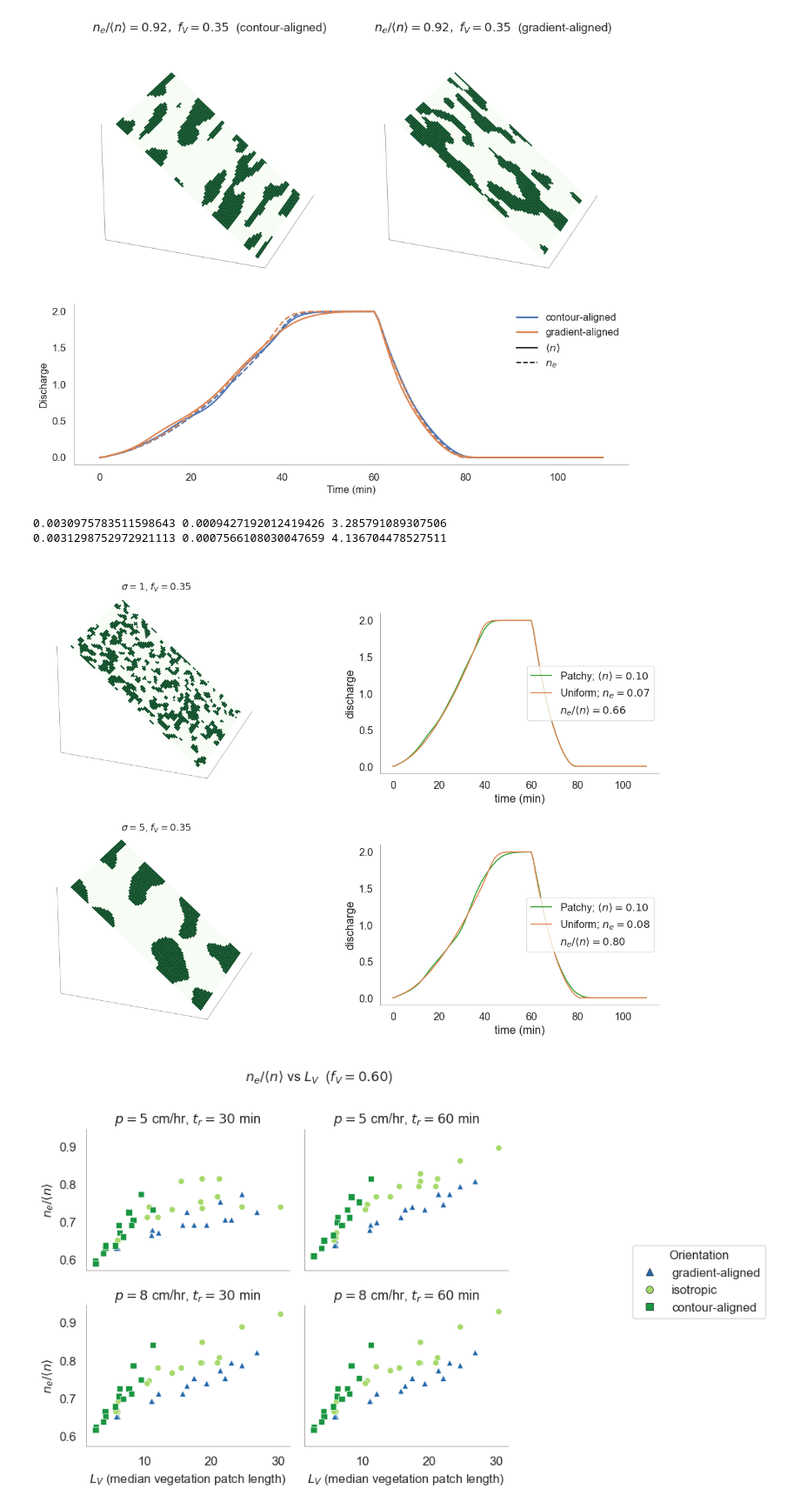
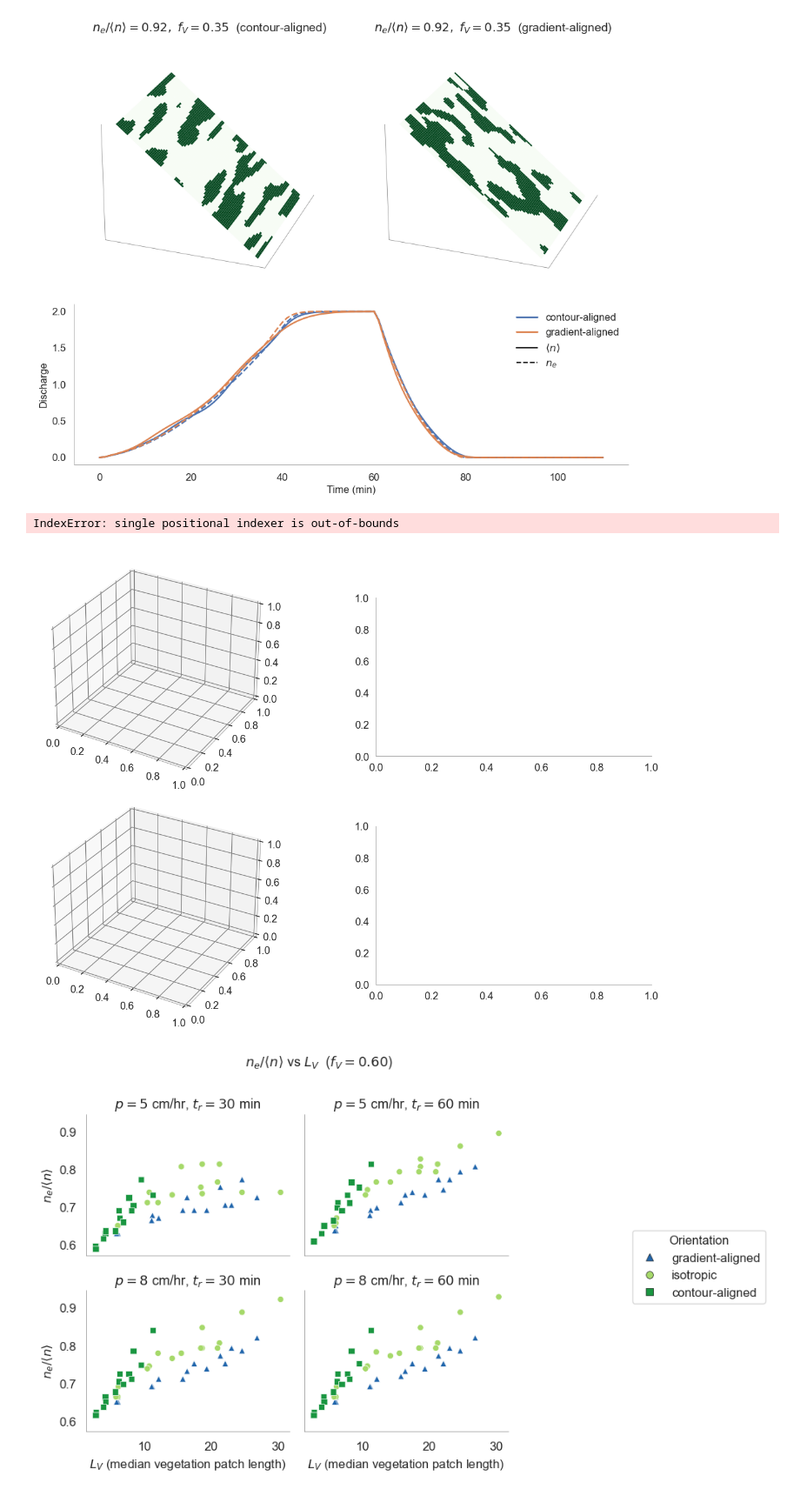
Before and after one commit to octavia-crompton/roughness-scale, a Jupyter notebook: notebooks/2. roughness_scale-pattern.ipynb, the cells around one changed output. Shown at 87% size. Cells and saved outputs as stored; diff of their text form; code cells hidden in the pictures.

```diff
--- a/notebooks/2. roughness_scale-pattern.ipynb
+++ b/notebooks/2. roughness_scale-pattern.ipynb
@@ -279,7 +279,7 @@ ax3.tick_params(labelsize=FS_TICK)
 [figure]
 # %%
 from matplotlib.lines import Line2D as _Line2D
-query = 'hydro_err < 0.03   and p == 5 and  l == 200 and tr == 60'
+query = 'hydro_err < 0.03   and p == 5 and  l == 500 and tr == 60'
 
 fig = plt.figure(figsize=(14, 9))
 # 3D panels: large bounding boxes on left; hydrograph panels: smaller on right
@@ -289,36 +289,35 @@ ax2 = fig.add_axes([0.00, 0.00, 0.55, 0.50], projection='3d')   # bot-left 3D
 ax3 = fig.add_axes([0.58, 0.08, 0.38, 0.34])                    # bot-right hydro
 
 sim = summary.query(query).query("fV > 0.3 and sigma == 1 and aniso == 1").iloc[0]
 plot_surface(sim, 'veg',
              title='',
              color=cm.Greens, ax=ax0, ucut=1, dcut=0, alpha=1.0, plot_veg=False)
 ax0.text2D(0.5, 0.9, fr"$\sigma={int(sim.sigma)}$, $f_V={sim.veg.mean():.2f}$",
            transform=ax0.transAxes, ha='center', fontsize=FS_TITLE)
 plot_q_compare(sim, ax1)
 _h, _l = ax1.get_legend_handles_labels()
 if _h:
     _h.append(_Line2D([0], [0], color='none'))
     _l.append(fr"$n_e/\langle n \rangle = {sim.effect_ratio:.2f}$")
     ax1.legend(handles=_h, labels=_l)
 print(sim['<U>']**2, sim['<Up2>'], sim['<U>']**2/sim['<Up2>'])
 
 sim = summary.query(query).query("fV > 0.3 and sigma == 5 and aniso == 1").iloc[0]
 plot_surface(sim, 'veg',
              title='',
              color=cm.Greens, ax=ax2, ucut=1, dcut=0, alpha=1.0, plot_veg=False)
 ax2.text2D(0.5, 0.9, fr"$\sigma={int(sim.sigma)}$, $f_V={sim.veg.mean():.2f}$",
            transform=ax2.transAxes, ha='center', fontsize=FS_TITLE)
 plot_q_compare(sim, ax3)
 _h, _l = ax3.get_legend_handles_labels()
 if _h:
     _h.append(_Line2D([0], [0], color='none'))
     _l.append(fr"$n_e/\langle n \rangle = {sim.effect_ratio:.2f}$")
     ax3.legend(handles=_h, labels=_l)
 print(sim['<U>']**2, sim['<Up2>'], sim['<U>']**2/sim['<Up2>'])
 # %% [output]
-0.0030975783511598643 0.0009427192012419426 3.285791089307506
-0.0031298752972921113 0.0007566108030047659 4.136704478527511
+IndexError: single positional indexer is out-of-bounds
-[figure, old version]
+[figure, new version]
 # %%
 _band_mask = summary['veg_type'].str.contains('band')
 summary.loc[_band_mask, 'aniso'] = 1
```
Also changed, not shown: parts of 8 cells of this notebook, 29 other files.
